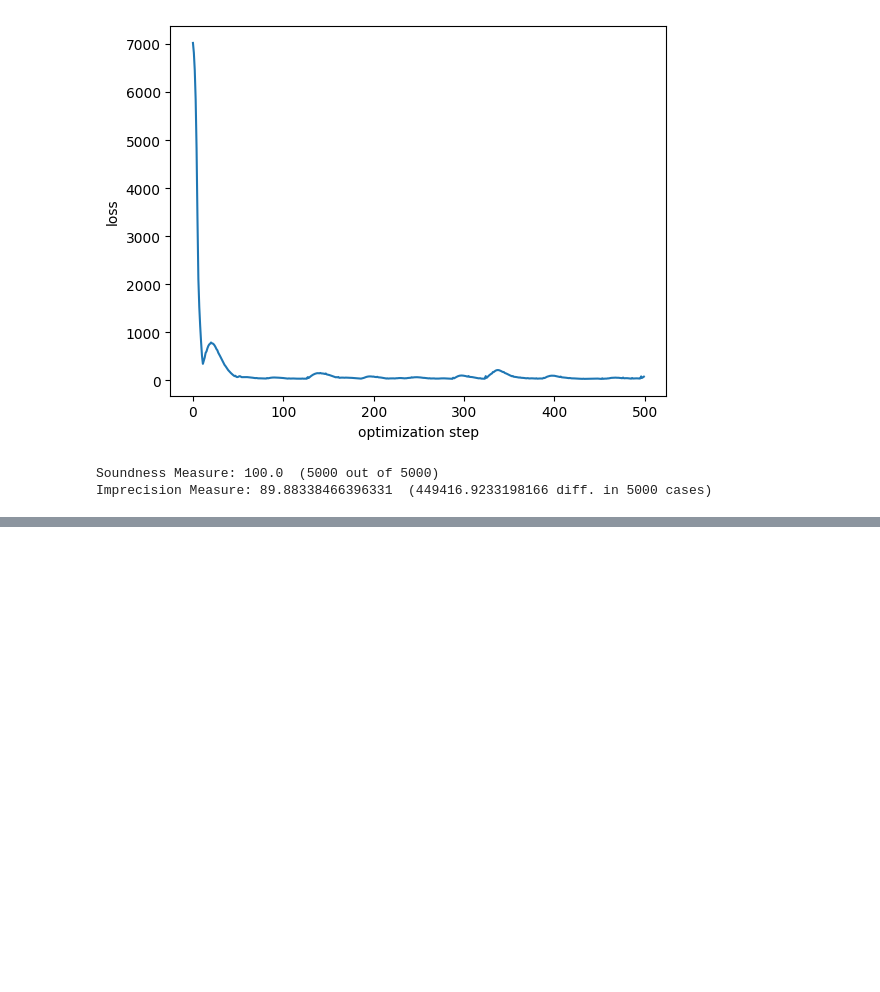
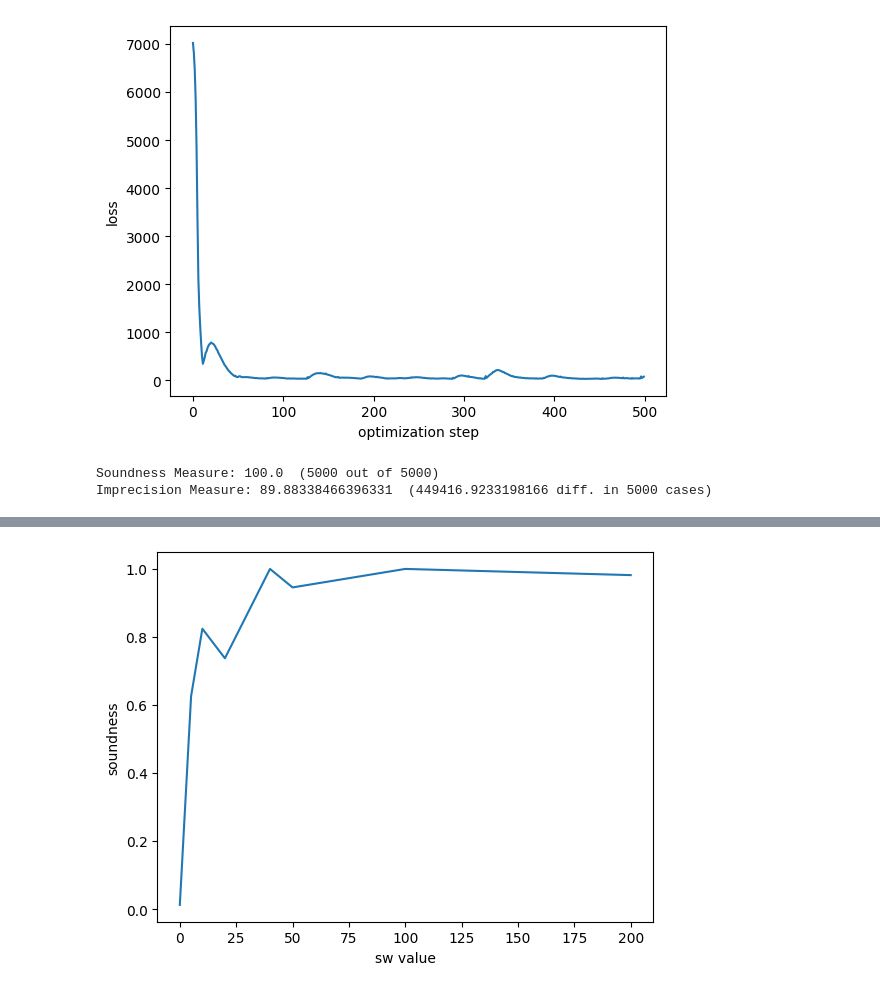
Before and after one commit to enyijiang/CS521, a Jupyter notebook: hw6/learning-interval-transformers/Abs_Unsupervised.ipynb, the cells around one changed output, grey strips where cells are left out. Drawn from its saved outputs; the diff is of its cells as text; code cells hidden in the pictures; blank space fills up the shorter version.

```diff
--- a/hw6/learning-interval-transformers/Abs_Unsupervised.ipynb
+++ b/hw6/learning-interval-transformers/Abs_Unsupervised.ipynb
@@ -155,6 +155,8 @@ def evaluate_model(model):
     else:
         print("Imprecision Measure: -")
 
+    return (ctr-unsound_ctr)/ctr, precision_sum/(ctr-unsound_ctr)
+
 evaluate_model(sound_abs_model)
 # %% [output]
 Soundness Measure: 100.0  (5000 out of 5000)
@@ -307,3 +311,19 @@ evaluate_model(sound_and_prec_abs_model)
 [figure]
 Soundness Measure: 100.0  (5000 out of 5000)
 Imprecision Measure: 89.88338466396331  (449416.9233198166 diff. in 5000 cases)
+# %%
+# plot all
+sound_all = []
+precision_all = []
+sws = [0, 5, 10, 20, 40, 50, 100, 200]
+
+for sw in sws:
+    sound_and_prec_abs_model = IntervalNN(1,[8,16,8],2)
+    lr = 0.04
+    epochs = 500
+    opt = torch.optim.Adam(sound_and_prec_abs_model.parameters(), lr)
+    pw = 1
+    loss_history = train_sound_and_prec_abs_model(sound_and_prec_abs_model, opt, epochs, intervs, abs_ints, sw, pw)
+    sound, precision = evaluate_model(sound_and_prec_abs_model)
+    sound_all.append(sound)
+    precision_all.append(precision)
@@ -309,0 +347,7 @@ Imprecision Measure: 89.88338466396331  (449416.9233198166 diff. in 5000 cases)
+# %%
+plt.plot(sws, sound_all)
+plt.xlabel('sw value')
+plt.ylabel('soundness')
+plt.show()
+# %% [output]
+[figure, added]
```
Also changed, not shown: parts of 6 cells of this notebook, 1 other file.
